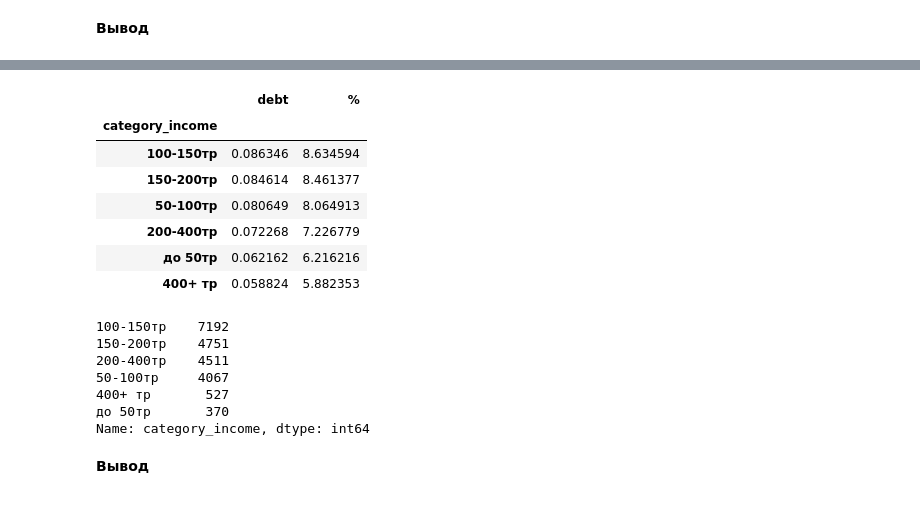
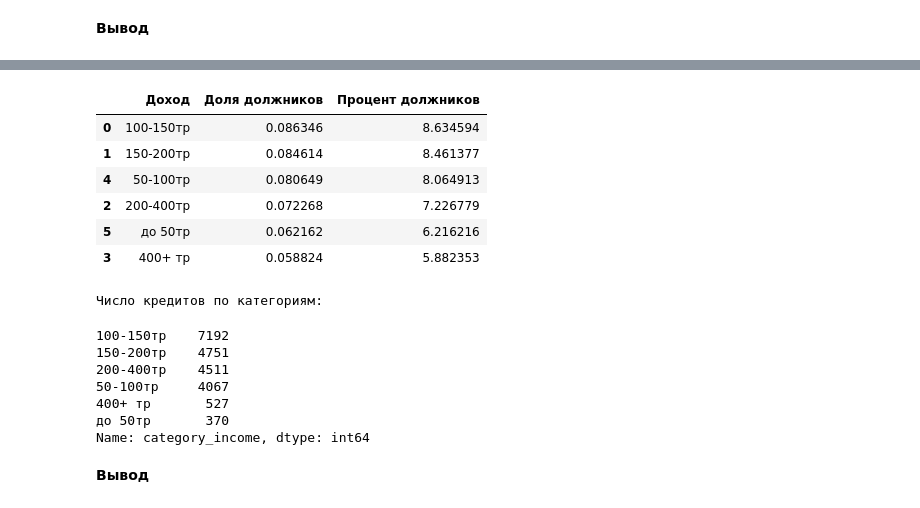
Before and after one commit to AlexAbr63/Data_analysis_projects, a Jupyter notebook: Reliability_of_borrowers/Reliability of borrowers.ipynb, the cells around one changed output, grey strips where cells are left out. Drawn from its saved outputs; the diff is of its cells as text; code cells hidden in the pictures.

```diff
--- a/Investigation of the reliability of borrowers/Reliability_of_borrowers_project.ipynb
+++ b/Reliability_of_borrowers/Reliability of borrowers.ipynb
@@ -423,23 +458,29 @@ ________________________________________________________________________________
 # %%
+# Расчёт показателей
 category_income_final = df.pivot_table(index = ['category_income'], values = ['debt'], aggfunc = 'mean')
 category_income_final['%'] = category_income_final['debt'] * 100
-display(category_income_final.sort_values(by='%', ascending=False))
+
+# Вывод информации
+category_income_final = category_income_final.reset_index()
+category_income_final.columns = ['Доход', 'Доля должников', 'Процент должников']
+display(category_income_final.sort_values(by='Процент должников', ascending=False))
+print('Число кредитов по категориям:')
 display(df['category_income'].value_counts())
 # %% [output]
-|  | debt | % |
-| category_income |  |  |
-| 100-150тр | 0.086346 | 8.634594 |
-| 150-200тр | 0.084614 | 8.461377 |
-| 50-100тр | 0.080649 | 8.064913 |
-| 200-400тр | 0.072268 | 7.226779 |
-| до 50тр | 0.062162 | 6.216216 |
-| 400+ тр | 0.058824 | 5.882353 |
+|  | Доход | Доля должников | Процент должников |
+| 0 | 100-150тр | 0.086346 | 8.634594 |
+| 1 | 150-200тр | 0.084614 | 8.461377 |
+| 4 | 50-100тр | 0.080649 | 8.064913 |
+| 2 | 200-400тр | 0.072268 | 7.226779 |
+| 5 | до 50тр | 0.062162 | 6.216216 |
+| 3 | 400+ тр | 0.058824 | 5.882353 |
-100-150тр    7192
-150-200тр    4751
-200-400тр    4511
-50-100тр     4067
-400+ тр       527
-до 50тр       370
-Name: category_income, dtype: int64
+Число кредитов по категориям:
+100-150тр    7192
+150-200тр    4751
+200-400тр    4511
+50-100тр     4067
+400+ тр       527
+до 50тр       370
+Name: category_income, dtype: int64
 # %% [markdown]
 **Вывод**
```
Also changed, not shown: parts of 59 cells of this notebook, 3 other files.
